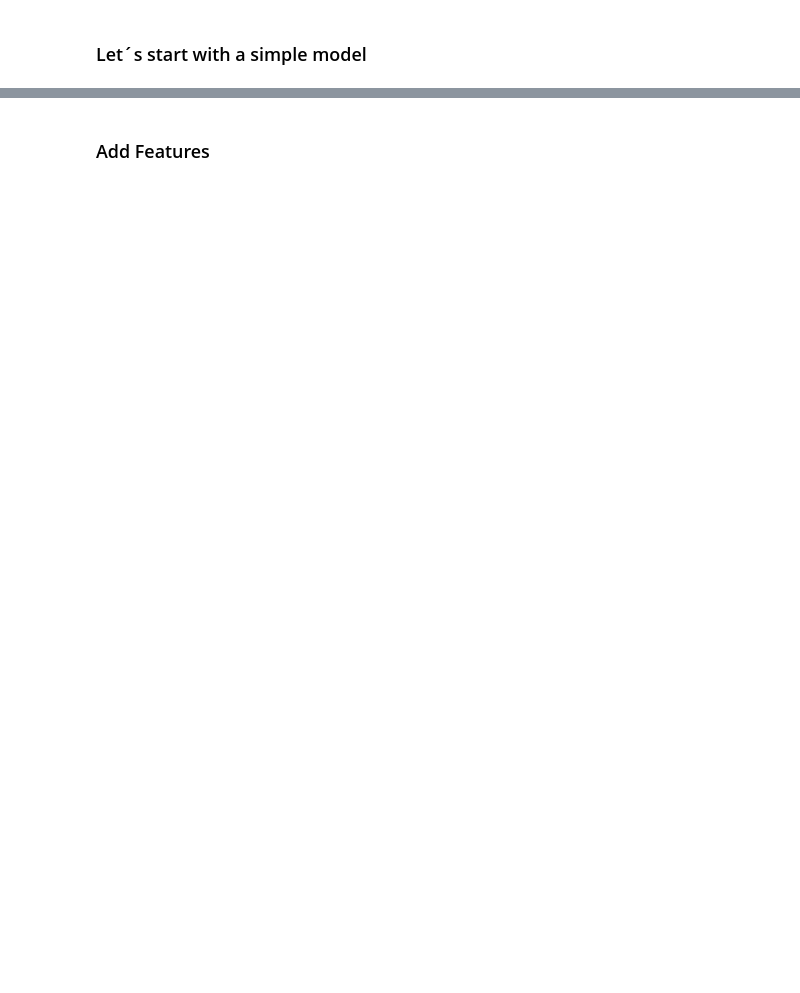
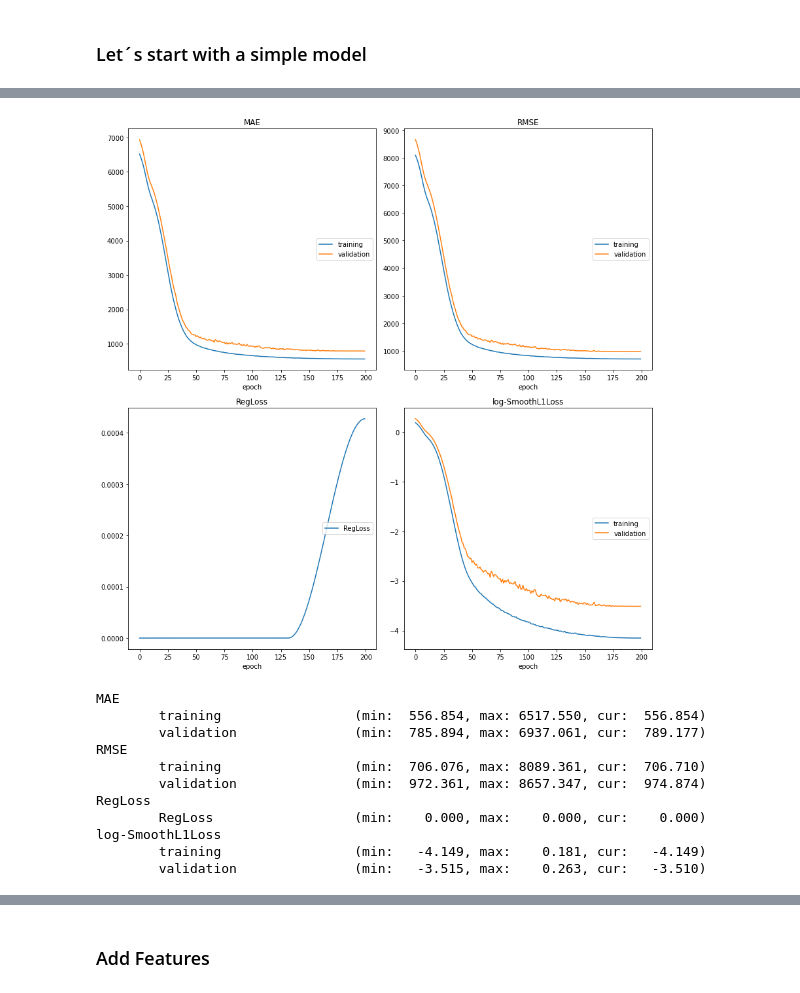
Before and after one commit to Sebastian1981/Time_Series_Sales_Prediction, a Jupyter notebook: ts_sales_prediction_fbneuralprophet.ipynb, the cells around one changed output, grey strips where cells are left out. Saved outputs shown, nothing was run; the diff lists cells and outputs as text; code cells hidden in the pictures; blank space fills up the shorter version.

```diff
--- a/ts_sales_prediction_fbneuralprophet.ipynb
+++ b/ts_sales_prediction_fbneuralprophet.ipynb
@@ -690,0 +700,29 @@ INFO:fbprophet:Disabling daily seasonality. Run prophet with daily_seasonality=T
+# %%
+m = NeuralProphet(
+    weekly_seasonality=True,
+    yearly_seasonality=True,
+    n_lags=90,
+    n_forecasts=14,
+    learning_rate=0.001,
+    ar_reg=0.1,
+    epochs=200,
+    batch_size=16
+)
+# add regressor
+m.add_lagged_regressor(names=['Customers', 'Promo'])
+
+df_train, df_test = m.split_df(sales_df, freq='D', valid_p = 0.2)
+metrics = m.fit(df_train, freq='D', validation_df=df_test, progress='plot-all')
+# %% [output]
+[figure, added]
+MAE
+        training                 (min:  556.854, max: 6517.550, cur:  556.854)
+        validation               (min:  785.894, max: 6937.061, cur:  789.177)
+RMSE
+        training                 (min:  706.076, max: 8089.361, cur:  706.710)
+        validation               (min:  972.361, max: 8657.347, cur:  974.874)
+RegLoss
+        RegLoss                  (min:    0.000, max:    0.000, cur:    0.000)
+log-SmoothL1Loss
+        training                 (min:   -4.149, max:    0.181, cur:   -4.149)
+        validation               (min:   -3.515, max:    0.263, cur:   -3.510)
```
Also changed, not shown: parts of 16 cells of this notebook.
